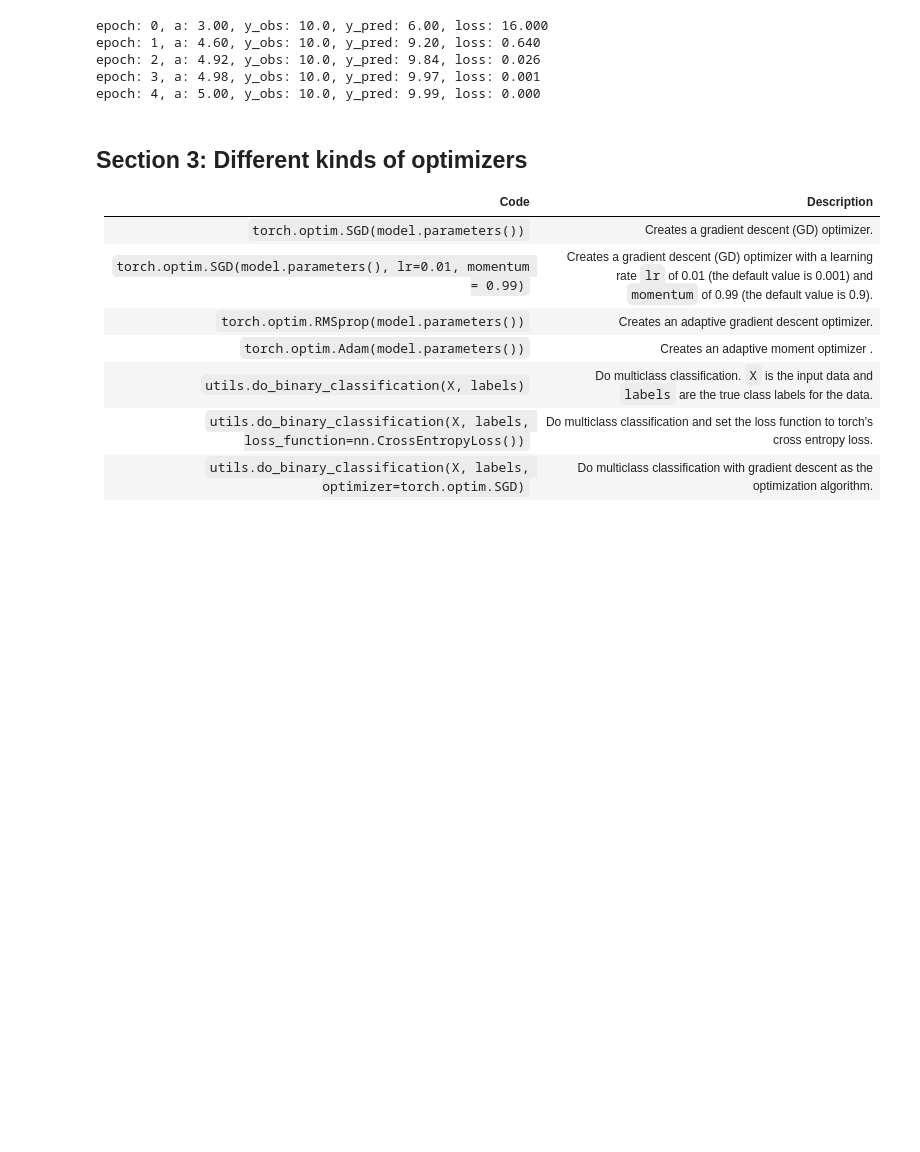
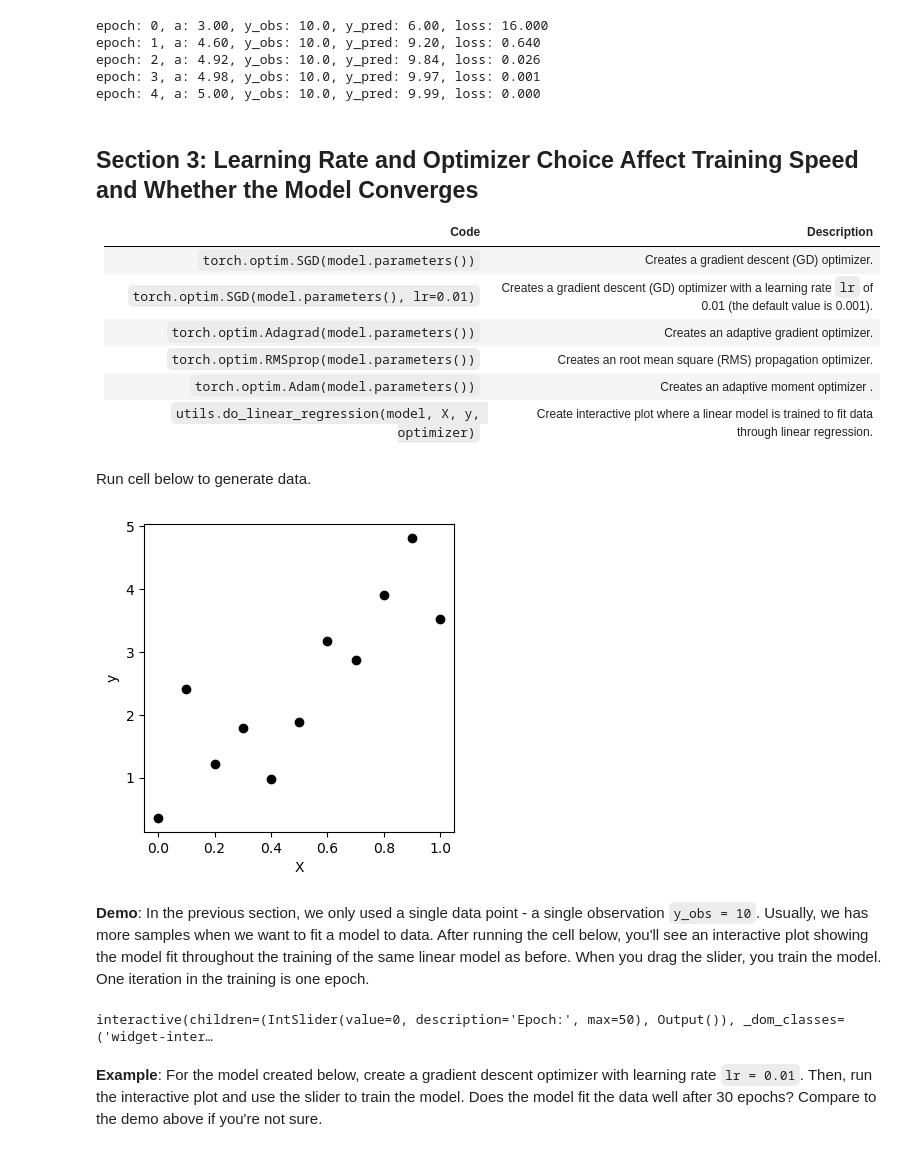
Before and after one commit to atleer/intro-to-deep-learning-dev, a Jupyter notebook: Day01/03_create_and_optimize_models/03_optim_and_sequential.ipynb, the cells around one changed output. Drawn from its saved outputs; the diff is of its cells as text; code cells hidden in the pictures; blank space fills up the shorter version.

Commit message:
add draft section 3

```diff
--- a/Day01/03_create_and_optimize_models/03_optim_and_sequential.ipynb
+++ b/Day01/03_create_and_optimize_models/03_optim_and_sequential.ipynb
@@ -517,15 +501,41 @@ epoch: 2, a: 4.92, y_obs: 10.0, y_pred: 9.84, loss: 0.026
 epoch: 3, a: 4.98, y_obs: 10.0, y_pred: 9.97, loss: 0.001
 epoch: 4, a: 5.00, y_obs: 10.0, y_pred: 9.99, loss: 0.000
 # %% [markdown]
-## Section 3: Different kinds of optimizers
+## Section 3: Learning Rate and Optimizer Choice Affect Training Speed and Whether the Model Converges
 
 
 | Code | Description |
 | --- | --- |
 | `torch.optim.SGD(model.parameters())` | Creates a gradient descent (GD) optimizer. |
-| `torch.optim.SGD(model.parameters(), lr=0.01, momentum = 0.99)` | Creates a gradient descent (GD) optimizer with a learning rate `lr` of 0.01 (the default value is 0.001) and ``momentum`` of 0.99 (the default value is 0.9). |
-| `torch.optim.RMSprop(model.parameters())` | Creates an adaptive gradient descent optimizer.|
+| `torch.optim.SGD(model.parameters(), lr=0.01)` | Creates a gradient descent (GD) optimizer with a learning rate `lr` of 0.01 (the default value is 0.001). |
+| `torch.optim.Adagrad(model.parameters())` | Creates an adaptive gradient optimizer.|
+| `torch.optim.RMSprop(model.parameters())` | Creates an root mean square (RMS) propagation optimizer.|
 | `torch.optim.Adam(model.parameters())` | Creates an adaptive moment optimizer .|
-| `utils.do_binary_classification(X, labels)` | Do multiclass classification. `X` is the input data and `labels` are the true class labels for the data. |
-| `utils.do_binary_classification(X, labels, loss_function=nn.CrossEntropyLoss())` | Do multiclass classification and set the loss function to torch's cross entropy loss. |
-| `utils.do_binary_classification(X, labels, optimizer=torch.optim.SGD)` | Do multiclass classification with gradient descent as the optimization algorithm. |
+| `utils.do_linear_regression(model, X, y, optimizer)` | Create interactive plot where a linear model is trained to fit data through linear regression. |
+# %% [markdown]
+Run cell below to generate data.
+# %%
+torch.manual_seed(2026)
+X = torch.linspace(0,1,11).unsqueeze(1)
+
+y_obs = 5*X + torch.randn_like(X)
+
+plt.figure(figsize=(4,4))
+plt.plot(X, y_obs, 'o', color='black')
+plt.xlabel("X")
+plt.ylabel("y");
+# %% [output]
+[figure, added]
+# %% [markdown]
+**Demo**: In the previous section, we only used a single data point - a single observation `y_obs = 10`. Usually, we has more samples when we want to fit a model to data. After running the cell below, you'll see an interactive plot showing the model fit throughout the training of the same linear model as before. When you drag the slider, you train the model. One iteration in the training is one epoch.
+# %%
+torch.manual_seed(2025)
+model = nn.Linear(1,1, bias=False)
+
+optimizer = torch.optim.SGD(model.parameters(), lr = 0.1)
+
+utils.do_linear_regression_interactive(model, X, y_obs, optimizer = optimizer)
+# %% [output]
+interactive(children=(IntSlider(value=0, description='Epoch:', max=50), Output()), _dom_classes=('widget-inter…
+# %% [markdown]
+**Example**: For the model created below, create a gradient descent optimizer with learning rate `lr = 0.01`. Then, run the interactive plot and use the slider to train the model. Does the model fit the data well after 30 epochs? Compare to the demo above if you're not sure.
```
Also changed, not shown: parts of 32 cells of this notebook.
